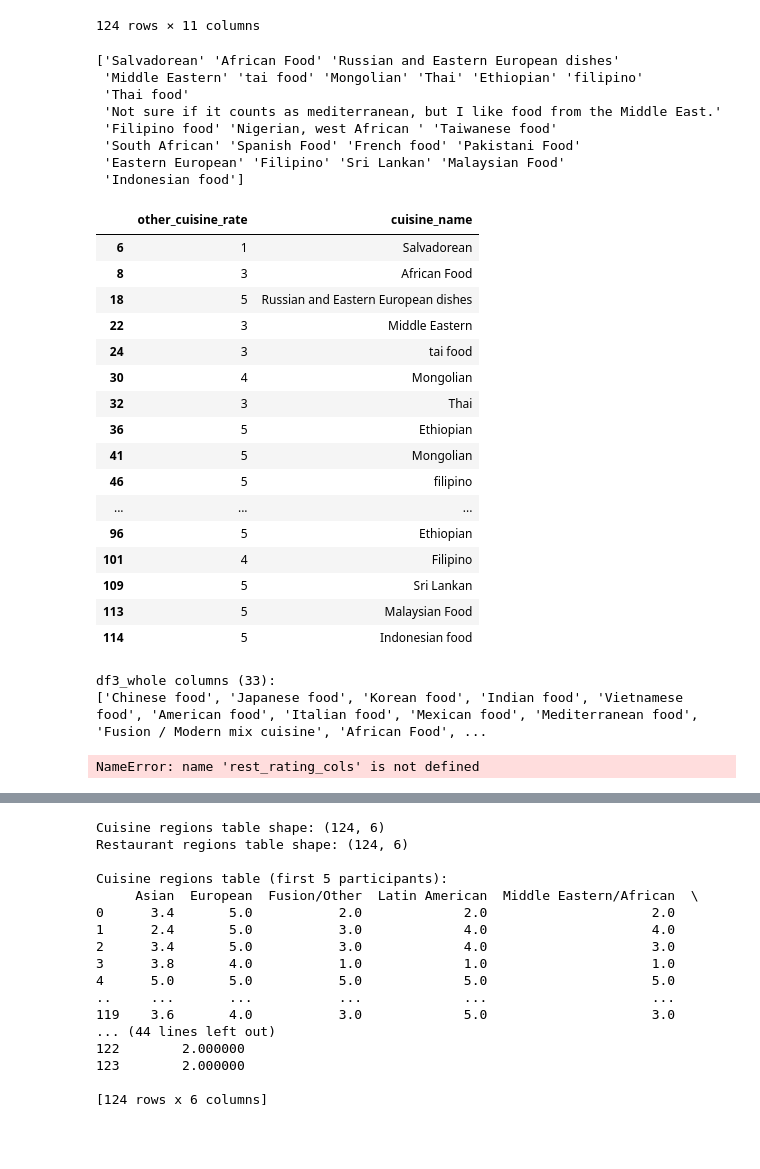
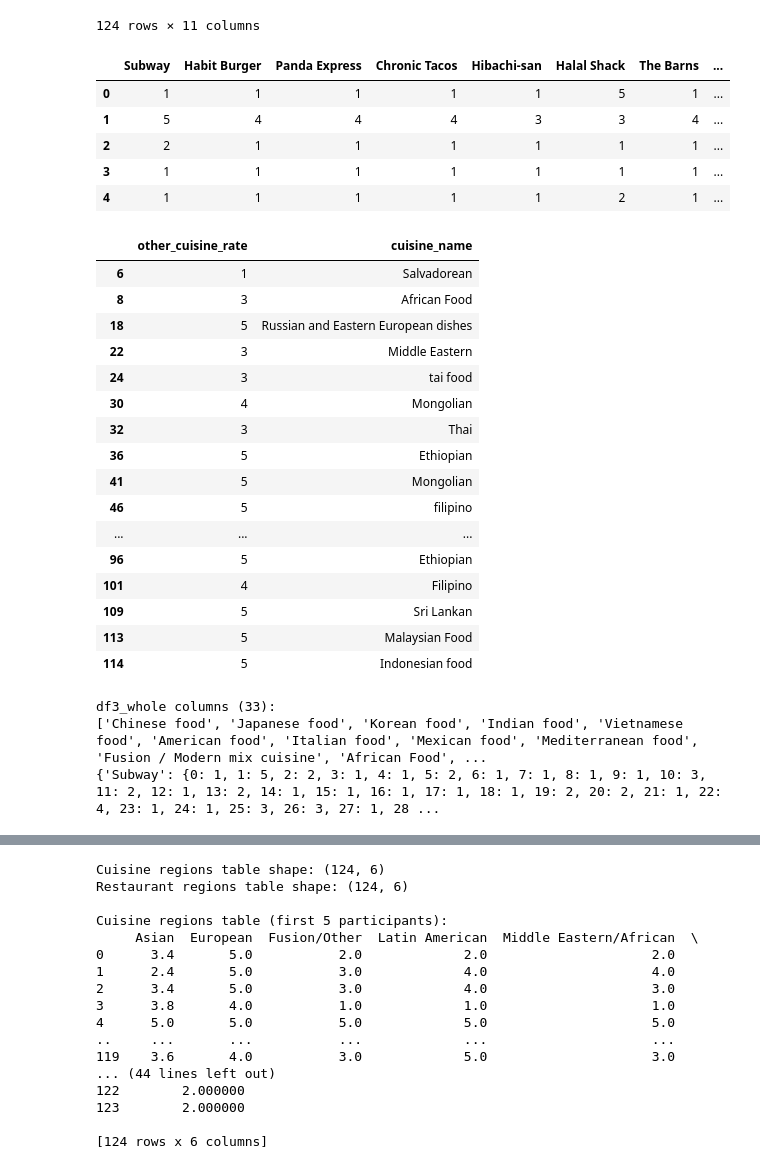
Before and after one commit to LydiaNiu/cs105_t7_miniproj, a Jupyter notebook: T7_mini_proj.ipynb, the cells around one changed output, grey strips where cells are left out. Cells and saved outputs as stored; diff of their text form; code cells hidden in the pictures; blank space fills up the shorter version.

```diff
--- a/T7_mini_proj.ipynb
+++ b/T7_mini_proj.ipynb
@@ -70,6 +69,23 @@ fav_cuisine
 | 122 | 5 | 5 | 3 | 5 | 5 | 4 | 5 | ... |
 | 123 | 3 | 3 | 3 | 5 | 3 | 2 | 3 | ... |
 124 rows × 11 columns
+# %%
+# extract restaurant rating columns
+rest_rating_cols = df[[c for c in df.columns if "Please rate how often you eat at each of the following on-campus meal options on a scale of 1 to 5 (1 being Never, 5 being Very Often)." in c]]
+rest_rating_cols.columns = rest_rating_cols.columns.str.extract(r'\[(.*)\]')[0]
+# print(rest_rating_cols.columns.tolist()) # test print
+
+# convert to numeric
+rest_rating_cols = rest_rating_cols.apply(lambda col: col.astype(str).str.split(' - ').str[0])
+rest_rating_cols = rest_rating_cols.apply(pd.to_numeric, errors='coerce')
+rest_rating_cols.head() # test print
+# %% [output]
+|  | Subway | Habit Burger | Panda Express | Chronic Tacos | Hibachi-san | Halal Shack | The Barns | ... |
+| 0 | 1 | 1 | 1 | 1 | 1 | 5 | 1 | ... |
+| 1 | 5 | 4 | 4 | 4 | 3 | 3 | 4 | ... |
+| 2 | 2 | 1 | 1 | 1 | 1 | 1 | 1 | ... |
+| 3 | 1 | 1 | 1 | 1 | 1 | 1 | 1 | ... |
+| 4 | 1 | 1 | 1 | 1 | 1 | 2 | 1 | ... |
 # %%
 # find other cuisine and rating pairs
 df3 = df[["Please rank the following cuisines by your preference. (1 being dislike, 5 being like) [Other Cuisine (please specify in the next question)]", "Please list any other cuisines not included."]]
@@ -84,21 +100,13 @@ df3_cleaned = df3.replace(['nan','0','NA', 'na', 'Na', 'N/A','N/a',"Couldn't thi
                            "Not sure","I don't know any others", "N/a",'the rest was uncluded','None ', 'No','idk',
                            '̸̧̛̺̹̟̮͇͖̺̹͇͉̪̹͇͇̈́́̒̋͌̄̑̊̍̔͘͝ͅͅ¿̷̨̯̖̯͙̳̙̖̹̱̤͎̱̤̳́͛̈́̈́̈́̒̉͊͛̕͘̚̕͜','I dont know any other not listed','-','Snacks',"Pizza",'chipotle','convenience foods',
                            'Anything','Soul Food'], pd.NA).dropna()
-print(df3_cleaned["cuisine_name"].unique())
+# print(df3_cleaned["cuisine_name"].unique())
 
 # convert to numeric
 df3_cleaned['other_cuisine_rate'] = (df3_cleaned['other_cuisine_rate'].astype(str).str.split(' - ').str[0])
 df3_cleaned['other_cuisine_rate'] = pd.to_numeric(df3_cleaned['other_cuisine_rate'], errors='coerce')
 df3_cleaned
 # %% [output]
-['Salvadorean' 'African Food' 'Russian and Eastern European dishes'
- 'Middle Eastern' 'tai food' 'Mongolian' 'Thai' 'Ethiopian' 'filipino'
- 'Thai food'
- 'Not sure if it counts as mediterranean, but I like food from the Middle East.'
- 'Filipino food' 'Nigerian, west African ' 'Taiwanese food'
- 'South African' 'Spanish Food' 'French food' 'Pakistani Food'
- 'Eastern European' 'Filipino' 'Sri Lankan' 'Malaysian Food'
- 'Indonesian food']
 |  | other_cuisine_rate | cuisine_name |
 | 6 | 1 | Salvadorean |
 | 8 | 3 | African Food |
@@ -135,7 +143,7 @@ print(rest_rating_cols.to_dict())
 # %% [output]
 df3_whole columns (33):
 ['Chinese food', 'Japanese food', 'Korean food', 'Indian food', 'Vietnamese food', 'American food', 'Italian food', 'Mexican food', 'Mediterranean food', 'Fusion / Modern mix cuisine', 'African Food', ...
+{'Subway': {0: 1, 1: 5, 2: 2, 3: 1, 4: 1, 5: 2, 6: 1, 7: 1, 8: 1, 9: 1, 10: 3, 11: 2, 12: 1, 13: 2, 14: 1, 15: 1, 16: 1, 17: 1, 18: 1, 19: 2, 20: 2, 21: 1, 22: 4, 23: 1, 24: 1, 25: 3, 26: 3, 27: 1, 28 ...
-NameError: name 'rest_rating_cols' is not defined
 # %%
 # Print column names of the full dataset and the combined cuisine dataframe
 # print(f"\ndf3_whole columns ({len(df3_whole.columns)}):")
```
Also changed, not shown: parts of 6 cells of this notebook.
